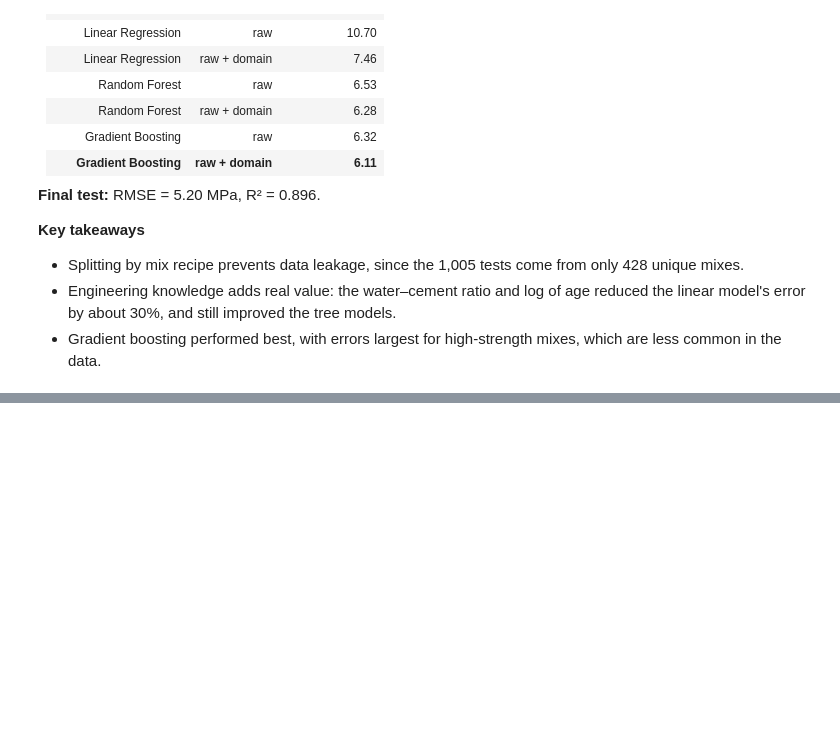
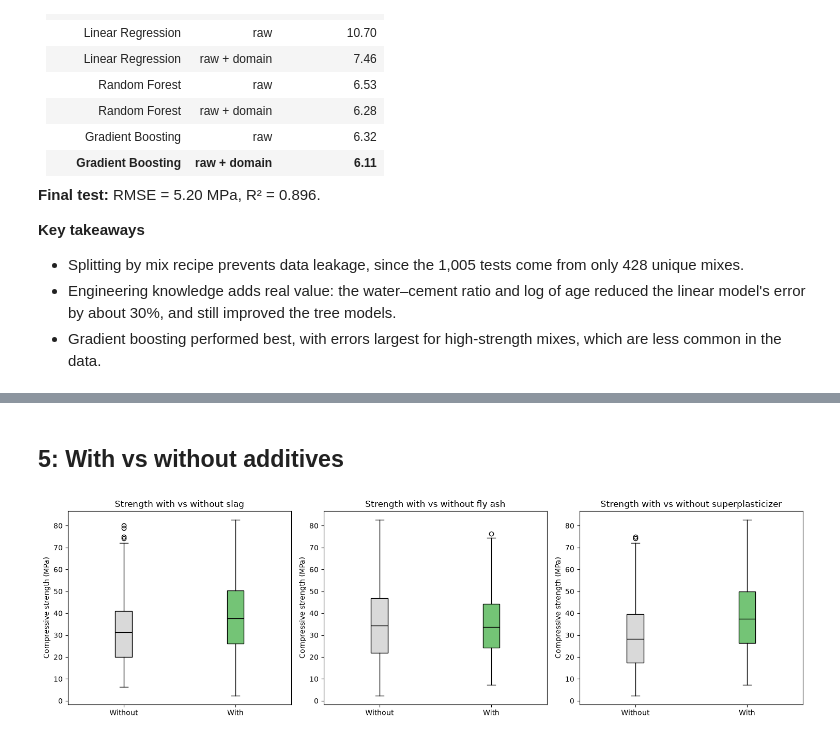
Before and after one commit to sammiefol/concrete-strength-ml, a Jupyter notebook: notebooks/01_eda_baseline.ipynb, the cells around one changed output, grey strips where cells are left out. Cells and saved outputs as stored; diff of their text form; code cells hidden in the pictures; blank space fills up the shorter version.

```diff
--- a/notebooks/01_eda_baseline.ipynb
+++ b/notebooks/01_eda_baseline.ipynb
@@ -352,0 +447,15 @@ Model saved
+# %% [markdown]
+## 5: With vs without additives
+# %%
+fig, axes = plt.subplots(1, 3, figsize=(15, 4.5))
+for ax, col, name in zip(axes,
+                         ["slag", "fly_ash", "superplasticizer"],
+                         ["slag", "fly ash", "superplasticizer"]):
+    eda[col + "_used"] = np.where(eda[col] > 0, "With", "Without")
+    grouped_boxplot(ax, eda, "strength", col + "_used", ["Without", "With"],
+                    f"Strength with vs without {name}", "Compressive strength (MPa)",
+                    colors=["#d9d9d9", "#74c476"])   # grey = without, green = with
+plt.tight_layout()
+plt.show()
+# %% [output]
+[figure, added]
```
Also changed, not shown: parts of 21 cells of this notebook, 1 other file.
